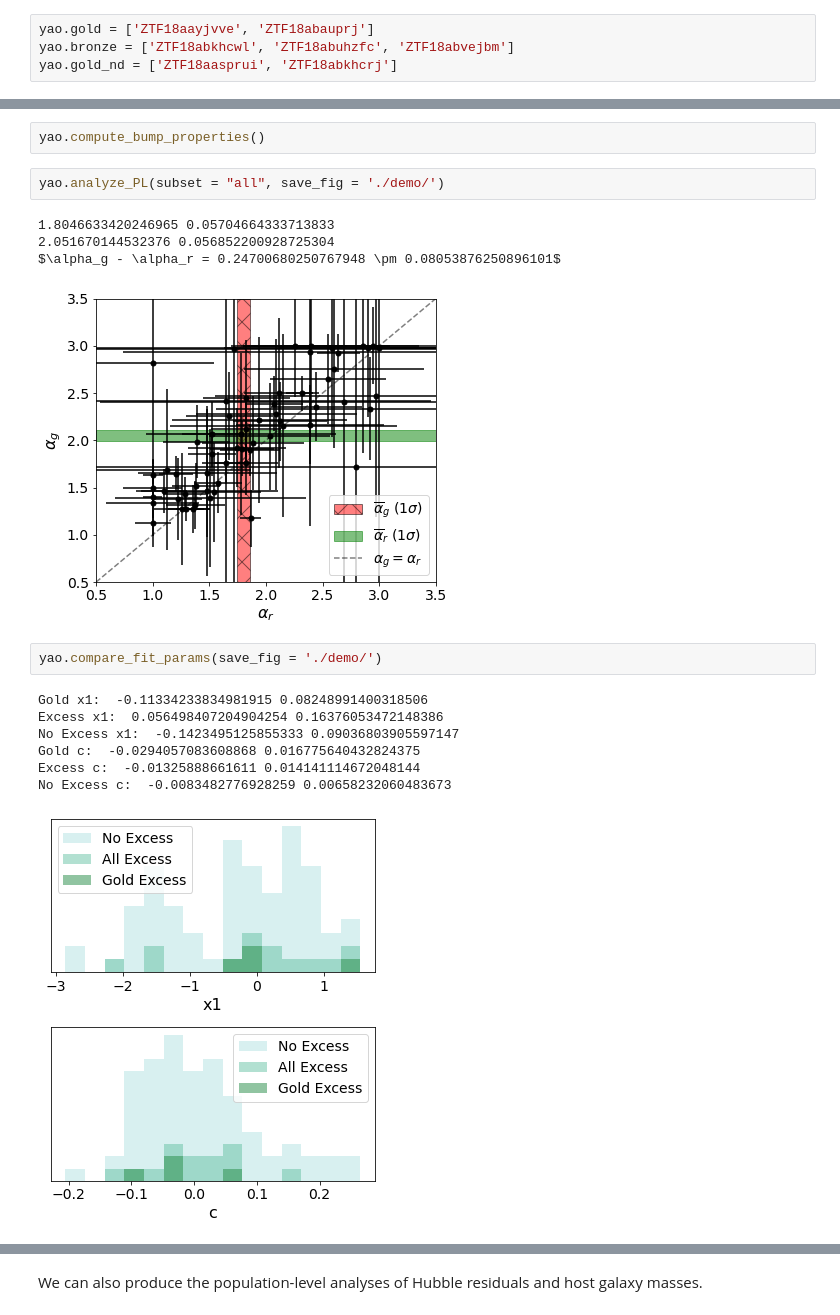
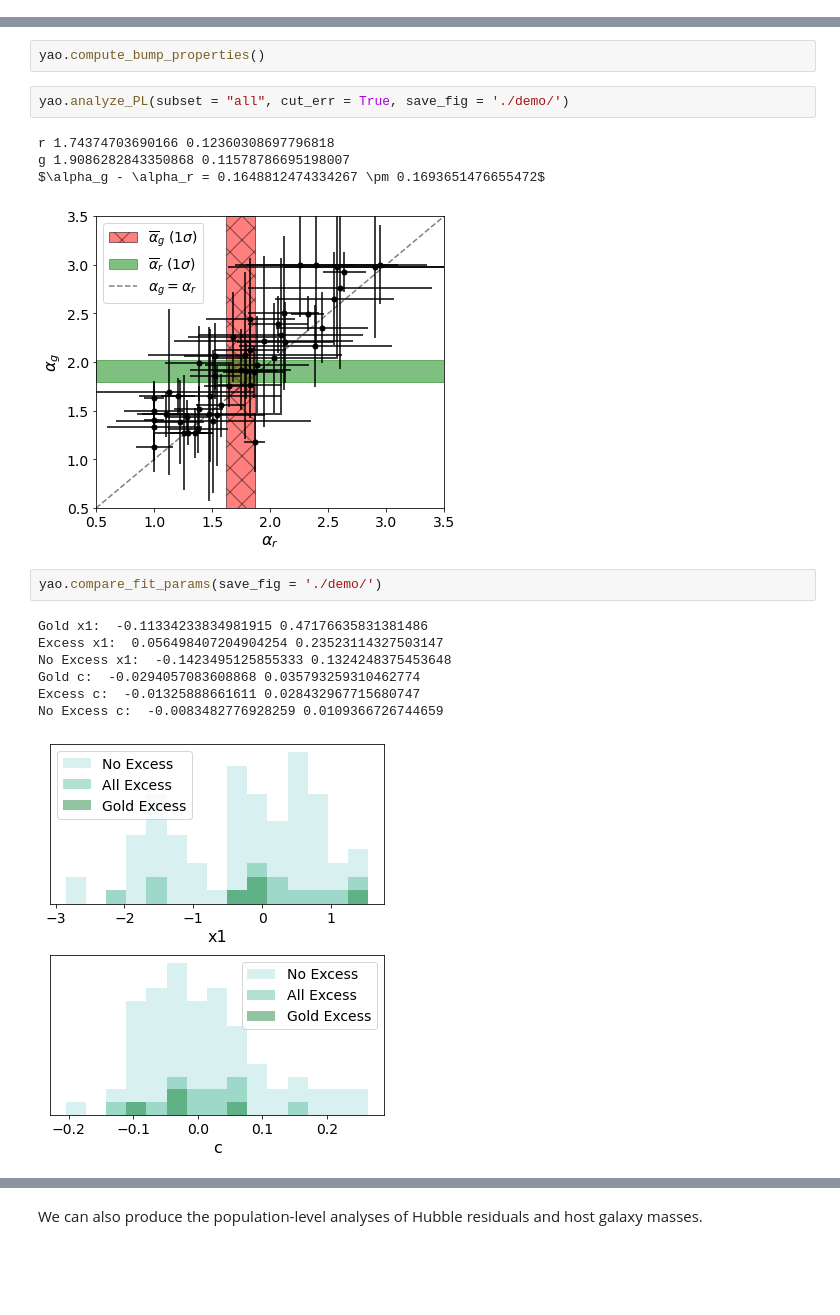
Before and after one commit to Christine8888/earlySN, a Jupyter notebook: Demo.ipynb, the cells around one changed output, grey strips where cells are left out. Saved outputs shown, nothing was run; the diff lists cells and outputs as text; blank space fills up the shorter version.

Commit message:
demo

```diff
--- a/Demo.ipynb
+++ b/Demo.ipynb
@@ -90,10 +113,6 @@ also_in_literature = ['ZTF18aapqwyv', 'ZTF18aaqqoqs', 'ZTF18aayjvve', 'ZTF18abck
                      'ZTF18abdfazk', 'ZTF18abdfwur', 'ZTF18abfhryc', 'ZTF18abgxvra', 'ZTF18abpamut',]
 
 yao.gold_nd = ['ZTF18aavrzxp', 'ZTF18aazblzy', 'ZTF18abcysdx', 'ZTF18abetehf', 'ZTF18abxygvv']
-# %%
-yao.gold = ['ZTF18aayjvve', 'ZTF18abauprj']
-yao.bronze = ['ZTF18abkhcwl', 'ZTF18abuhzfc', 'ZTF18abvejbm']
-yao.gold_nd = ['ZTF18aasprui', 'ZTF18abkhcrj']
 # %%
 yao.excess = yao.gold + yao.bronze
 yao.nd = []
@@ -121,20 +140,20 @@ With the early excess search complete, we can look at some properties of the lig
 # %%
 yao.compute_bump_properties()
 # %%
-yao.analyze_PL(subset = "all", save_fig = './demo/')
+yao.analyze_PL(subset = "all", cut_err = True, save_fig = './demo/')
 # %% [output]
-1.8046633420246965 0.05704664333713833
-2.051670144532376 0.056852200928725304
-$\alpha_g - \alpha_r = 0.24700680250767948 \pm 0.08053876250896101$
+r 1.74374703690166 0.12360308697796818
+g 1.9086282843350868 0.11578786695198007
+$\alpha_g - \alpha_r = 0.1648812474334267 \pm 0.1693651476655472$
-[figure, old version]
+[figure, new version]
 # %%
 yao.compare_fit_params(save_fig = './demo/')
 # %% [output]
-Gold x1:  -0.11334233834981915 0.08248991400318506
-Excess x1:  0.056498407204904254 0.16376053472148386
-No Excess x1:  -0.1423495125855333 0.09036803905597147
-Gold c:  -0.0294057083608868 0.016775640432824375
-Excess c:  -0.01325888661611 0.014141114672048144
-No Excess c:  -0.0083482776928259 0.00658232060483673
+Gold x1:  -0.11334233834981915 0.47176635831381486
+Excess x1:  0.056498407204904254 0.23523114327503147
+No Excess x1:  -0.1423495125855333 0.1324248375453648
+Gold c:  -0.0294057083608868 0.035793259310462774
+Excess c:  -0.01325888661611 0.028432967715680747
+No Excess c:  -0.0083482776928259 0.0109366726744659
-[figure, old version]
+[figure, new version]
 # %%
```
Also changed, not shown: parts of 11 cells of this notebook, 10 other files.
